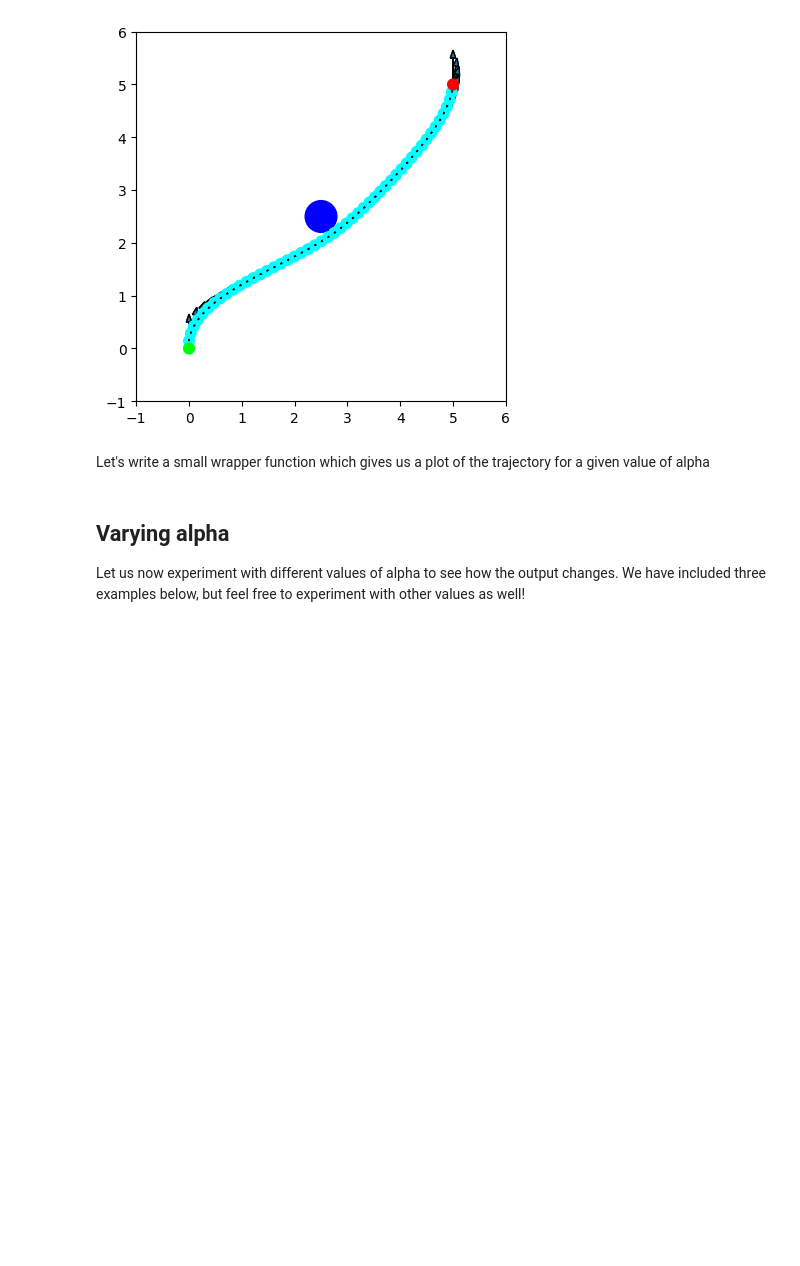
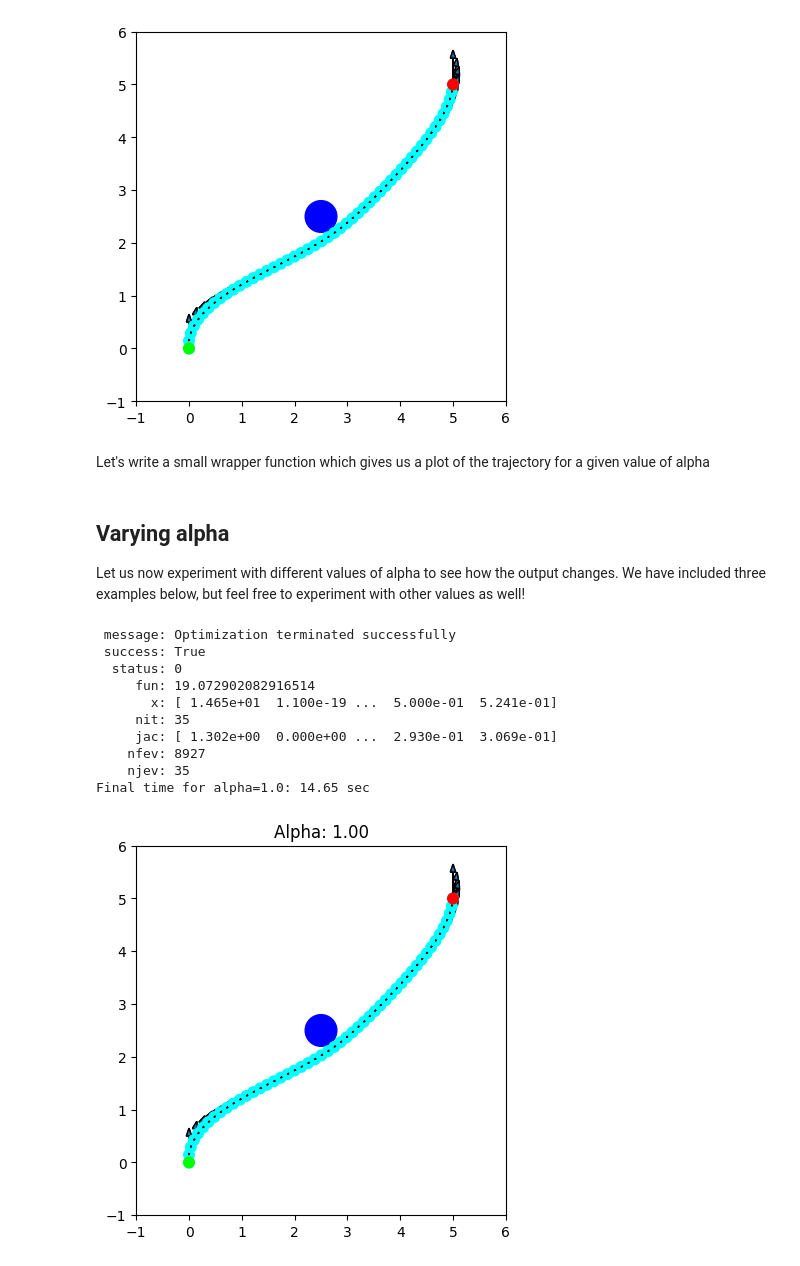
Before and after one commit to Ravdrew/AA274a-HW2-F25, a Jupyter notebook: P1_trajectory_optimization.ipynb, the cells around one changed output. Saved outputs shown, nothing was run; the diff lists cells and outputs as text; code cells hidden in the pictures; blank space fills up the shorter version.

```diff
--- a/P1_trajectory_optimization.ipynb
+++ b/P1_trajectory_optimization.ipynb
@@ -235,6 +235,20 @@ def show_traj_plan(alpha=1.0):
 # %% [markdown]
 ## Varying alpha
 Let us now experiment with different values of alpha to see how the output changes. We have included three examples below, but feel free to experiment with other values as well!
+# %%
+show_traj_plan(alpha=1.0)
+# %% [output]
+ message: Optimization terminated successfully
+ success: True
+  status: 0
+     fun: 19.072902082916514
+       x: [ 1.465e+01  1.100e-19 ...  5.000e-01  5.241e-01]
+     nit: 35
+     jac: [ 1.302e+00  0.000e+00 ...  2.930e-01  3.069e-01]
+    nfev: 8927
+    njev: 35
+Final time for alpha=1.0: 14.65 sec
+[figure, added]
 # %%
 show_traj_plan(alpha=0.1)
 # %% [output]
```
Also changed, not shown: parts of 3 cells of this notebook, 6 other files.
